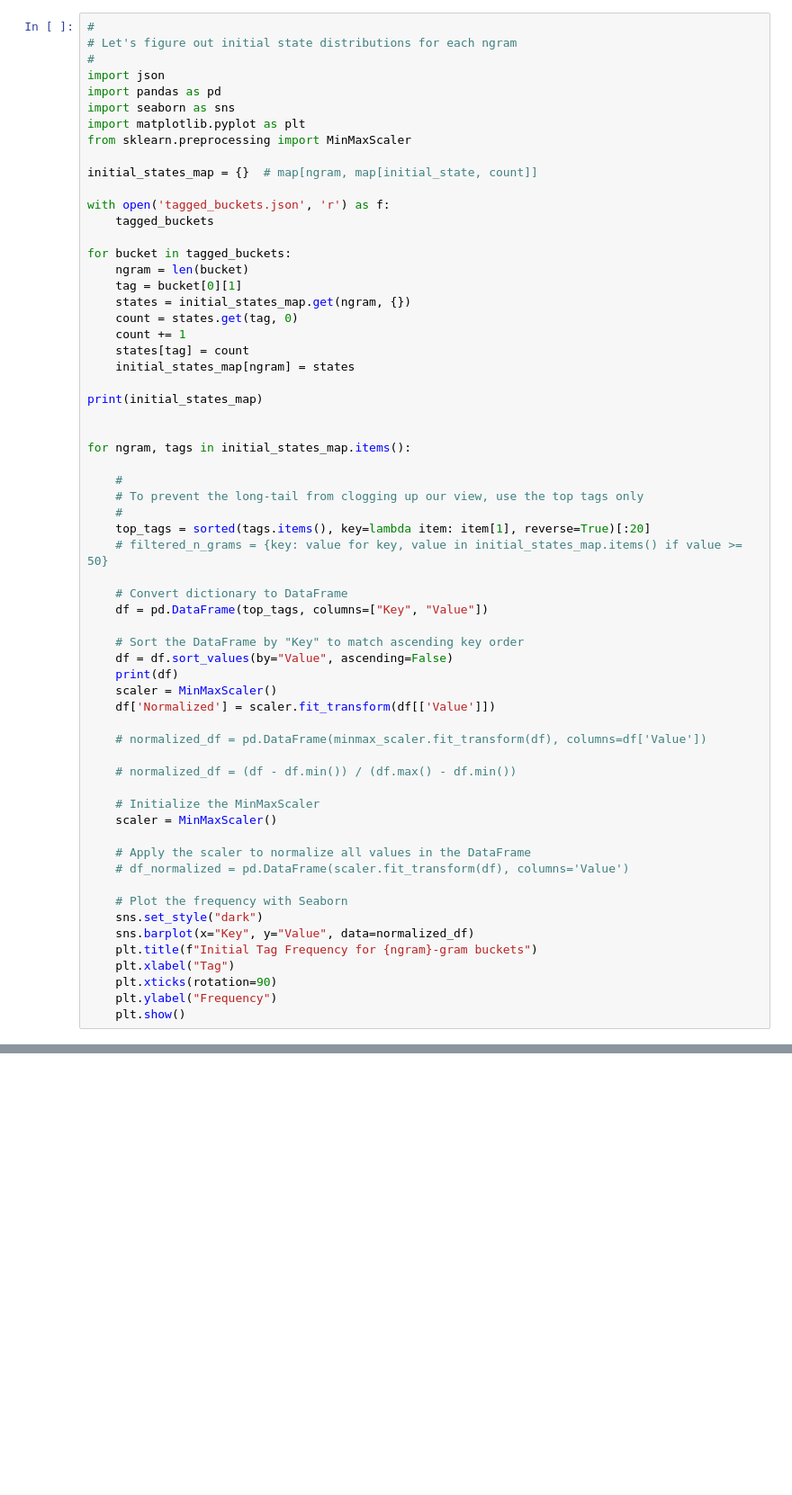
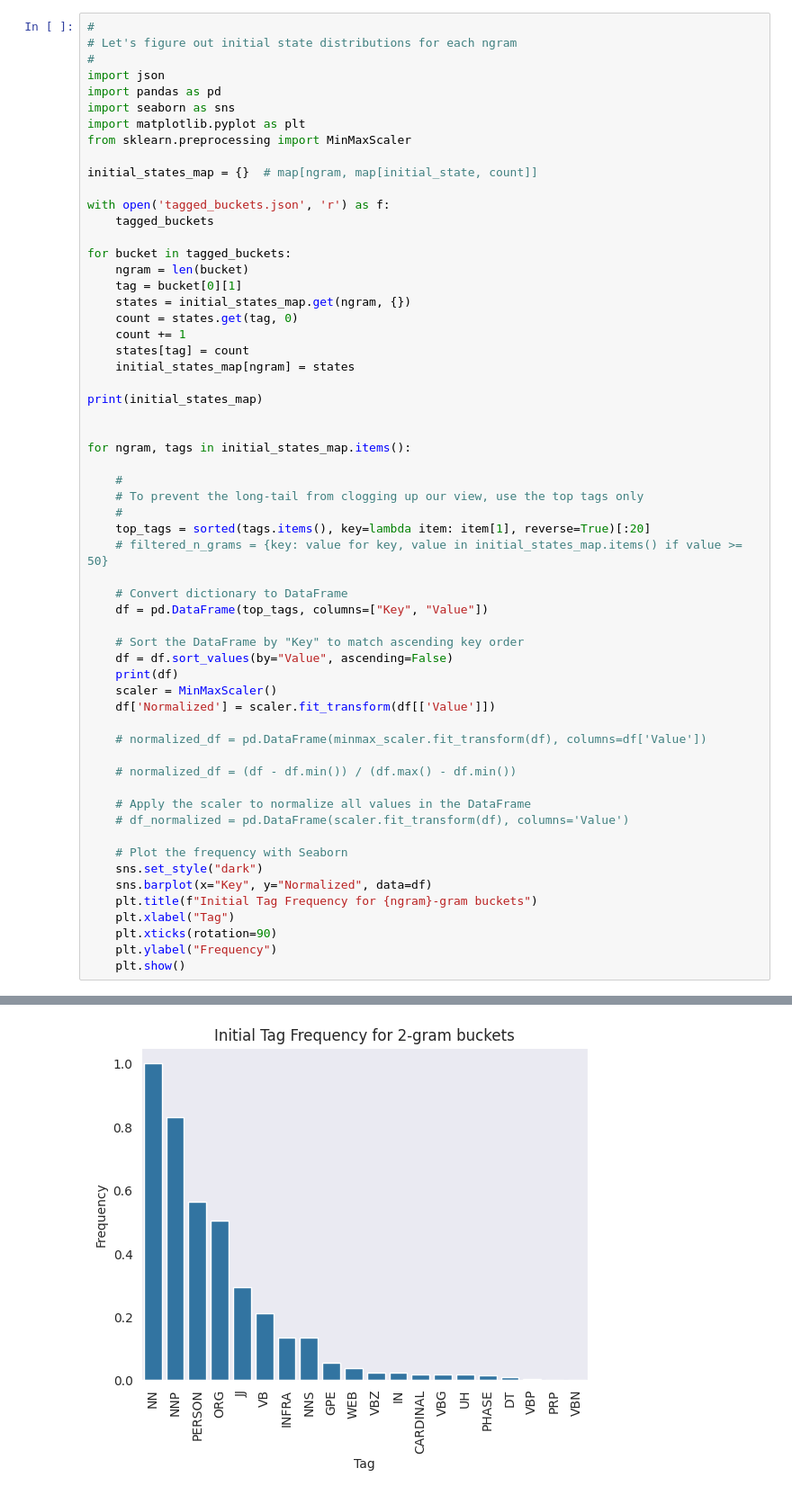
Before and after one commit to kickroot/cs2625_project, a Jupyter notebook: bucket_analysis/analysis.ipynb, the cells around one changed output, grey strips where cells are left out. Shown at 90% size. Saved outputs shown, nothing was run; the diff lists cells and outputs as text; blank space fills up the shorter version.

```diff
--- a/bucket_analysis/analysis.ipynb
+++ b/bucket_analysis/analysis.ipynb
@@ -422,35 +422,33 @@ for ngram, tags in initial_states_map.items():
 
     # normalized_df = (df - df.min()) / (df.max() - df.min())
 
-    # Initialize the MinMaxScaler
-    scaler = MinMaxScaler()
-
     # Apply the scaler to normalize all values in the DataFrame
     # df_normalized = pd.DataFrame(scaler.fit_transform(df), columns='Value')
 
     # Plot the frequency with Seaborn
     sns.set_style("dark")
-    sns.barplot(x="Key", y="Value", data=normalized_df)
+    sns.barplot(x="Key", y="Normalized", data=df)
     plt.title(f"Initial Tag Frequency for {ngram}-gram buckets")
     plt.xlabel("Tag")
     plt.xticks(rotation=90)
     plt.ylabel("Frequency")
     plt.show()
 # %% [output]
 {2: {'PHASE': 922, 'NNS': 3567, 'PRP': 621, 'NN': 22769, 'ORG': 11806, 'INFRA': 3609, 'NNP': 19027, 'POS': 39, 'RB': 529, 'IN': 1119, 'VBN': 606, 'NNPS': 93, 'UH': 991, 'TLD': 200, 'VB': 5304, 'DEV':  ...
          Key  Value
 0         NN  22769
 1        NNP  19027
 2     PERSON  13132
 3        ORG  11806
 4         JJ   7123
 5         VB   5304
 6      INFRA   3609
 7        NNS   3567
 8        GPE   1815
 9        WEB   1445
 ... (6 lines left out)
 16        DT    834
 17       VBP    683
 18       PRP    621
 19       VBN    606
+[figure, added]
```
Also changed, not shown: parts of 2 cells of this notebook, 3 other files.
